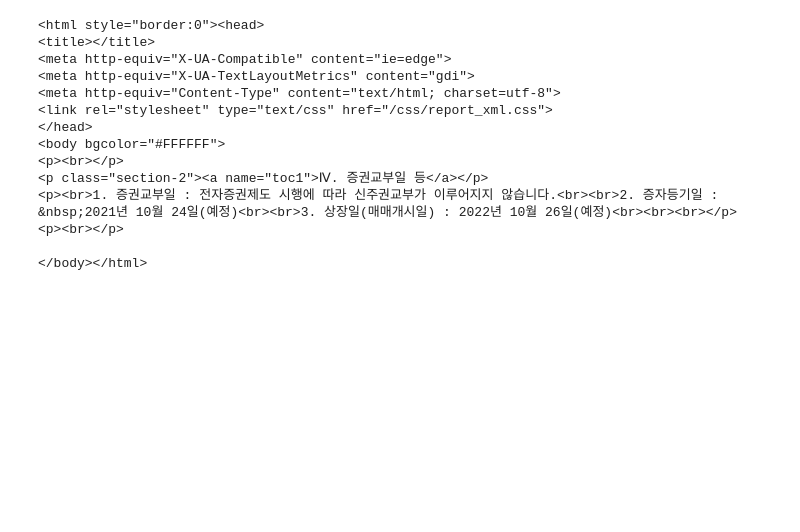
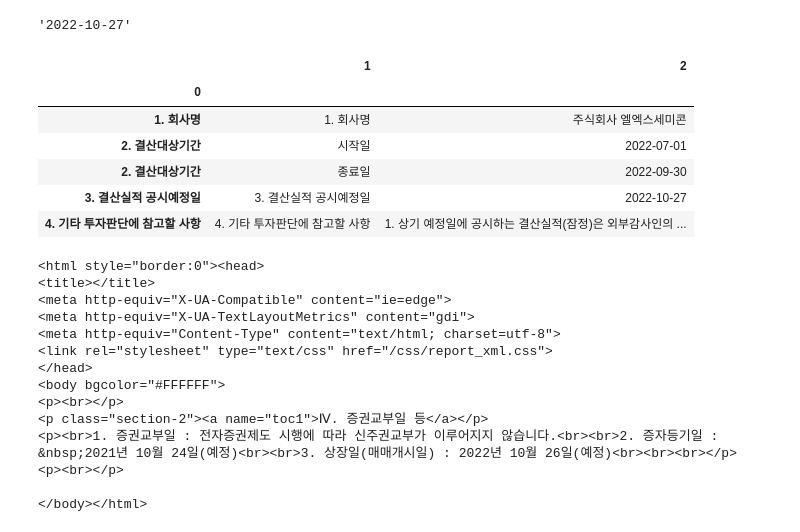
Before and after one commit to jmkeyn92/stock-calendar, a Jupyter notebook: IPO.ipynb, the cells around one changed output. Cells and saved outputs as stored; diff of their text form; code cells hidden in the pictures; blank space fills up the shorter version.

```diff
--- a/IPO.ipynb
+++ b/IPO.ipynb
@@ -18,6 +18,47 @@ from PIL import Image
 import cv2
 import re
 import math
+# %%
+title = '결산실적공시예고'
+link = 'https://dart.fss.or.kr/dsaf001/main.do?rcpNo=20221024900239'
+companyName = 'LX세미콘'
+text = title
+date = '2002-10-24'
+
+if ('결산실적공시예고' in title) and not('정정' in title):
+
+  option = Options()
+  option.add_argument('headless')
+  driver = webdriver.Chrome(options=option)
+  driver.get(link)
+  # time.sleep(2)
+  html_source = driver.page_source
+
+  rcpNo = re.findall(r"openPdfDownload\('(.*?)', '", html_source)
+  dcmNo = re.findall(r"', '(.*?)'\);", html_source)
+
+  # url이 있어야 read_html을 통해 table 가져올 수 있다
+  frame_url = 'https://dart.fss.or.kr/report/viewer.do?rcpNo=' + rcpNo[0] + '&dcmNo=' + dcmNo[2][0:7] + '&eleId=' + '0' + '&offset=' + '0' + '&length=' + '0' + '&dtd=HTML'
+
+  table_ifrm = pd.read_html(frame_url, index_col=0)#, header=None)
+
+  for index, row in table_ifrm[0].iterrows():
+    if '공시예정일' in index:
+      dateRelease = row[2]
+# %%
+text
+# %% [output]
+'2022-10-27'
+# %%
+table_ifrm[0]
+# %% [output]
+|  | 1 | 2 |
+| 0 |  |  |
+| 1. 회사명 | 1. 회사명 | 주식회사 엘엑스세미콘 |
+| 2. 결산대상기간 | 시작일 | 2022-07-01 |
+| 2. 결산대상기간 | 종료일 | 2022-09-30 |
+| 3. 결산실적 공시예정일 | 3. 결산실적 공시예정일 | 2022-10-27 |
+| 4. 기타 투자판단에 참고할 사항 | 4. 기타 투자판단에 참고할 사항 | 1. 상기 예정일에 공시하는 결산실적(잠정)은 외부감사인의 ... |
 # %%
 title = '증권발행실적보고서'
 link = 'https://dart.fss.or.kr/dsaf001/main.do?rcpNo=20221020000011'
```
Also changed, not shown: 2 other files.
